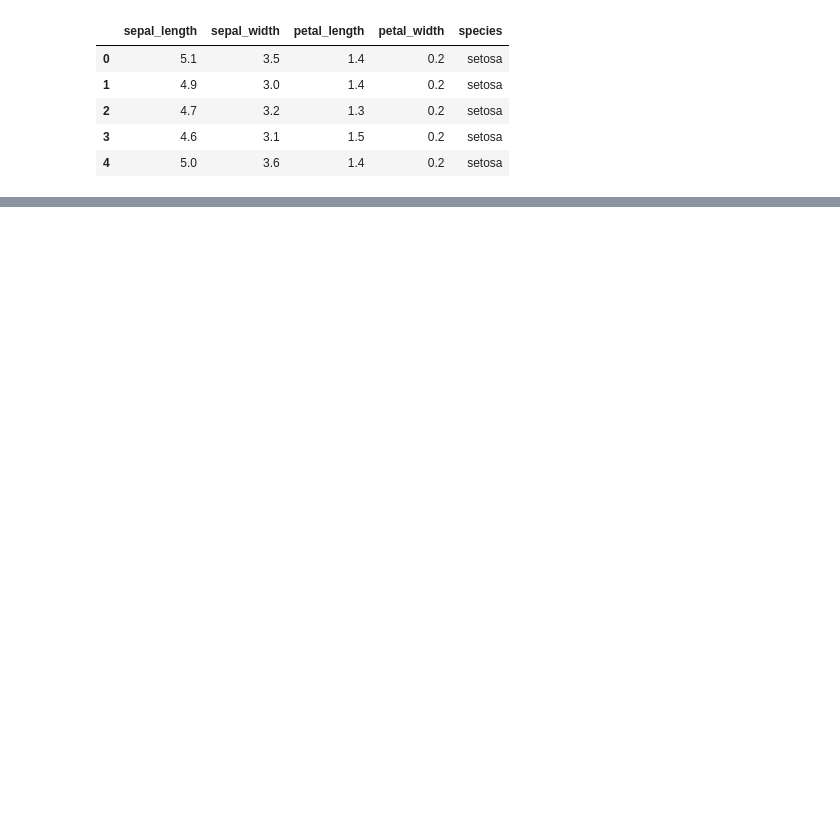
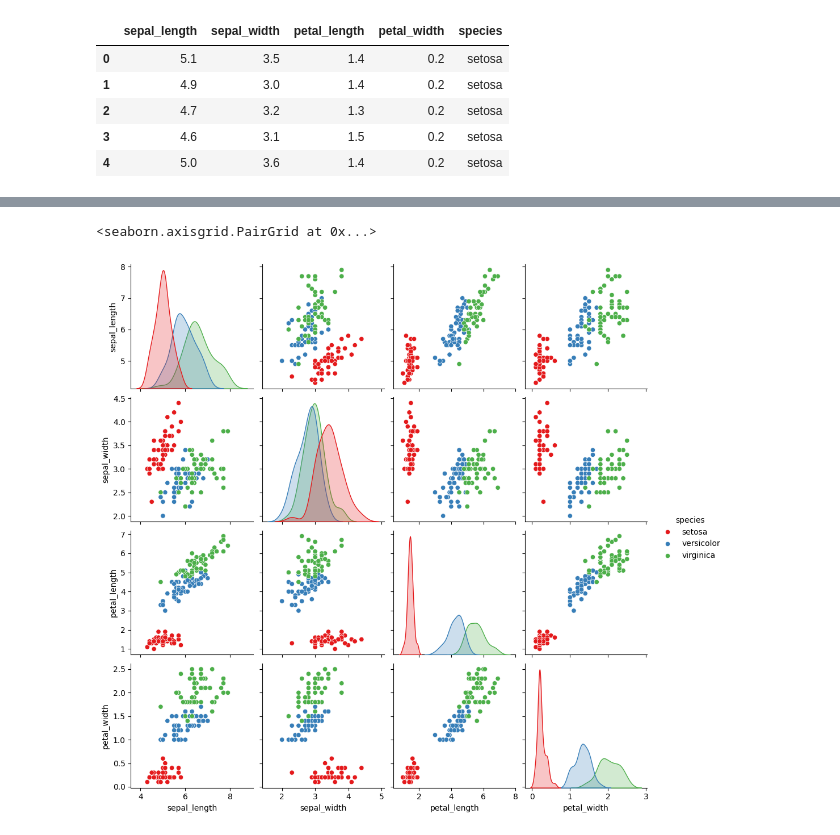
Before and after one commit to Kailas-lab/Seaborn, a Jupyter notebook: two/iris.ipynb, the cells around one changed output, grey strips where cells are left out. Saved outputs shown, nothing was run; the diff lists cells and outputs as text; code cells hidden in the pictures; blank space fills up the shorter version.

```diff
--- a/two/iris.ipynb
+++ b/two/iris.ipynb
@@ -15,0 +39,5 @@ iris.head()
+# %%
+sns.pairplot(iris,hue="species",palette="Set1")
+# %% [output]
+<seaborn.axisgrid.PairGrid at 0x...>
+[figure, added]
```
Also changed, not shown: parts of 11 cells of this notebook, 1 other file.
